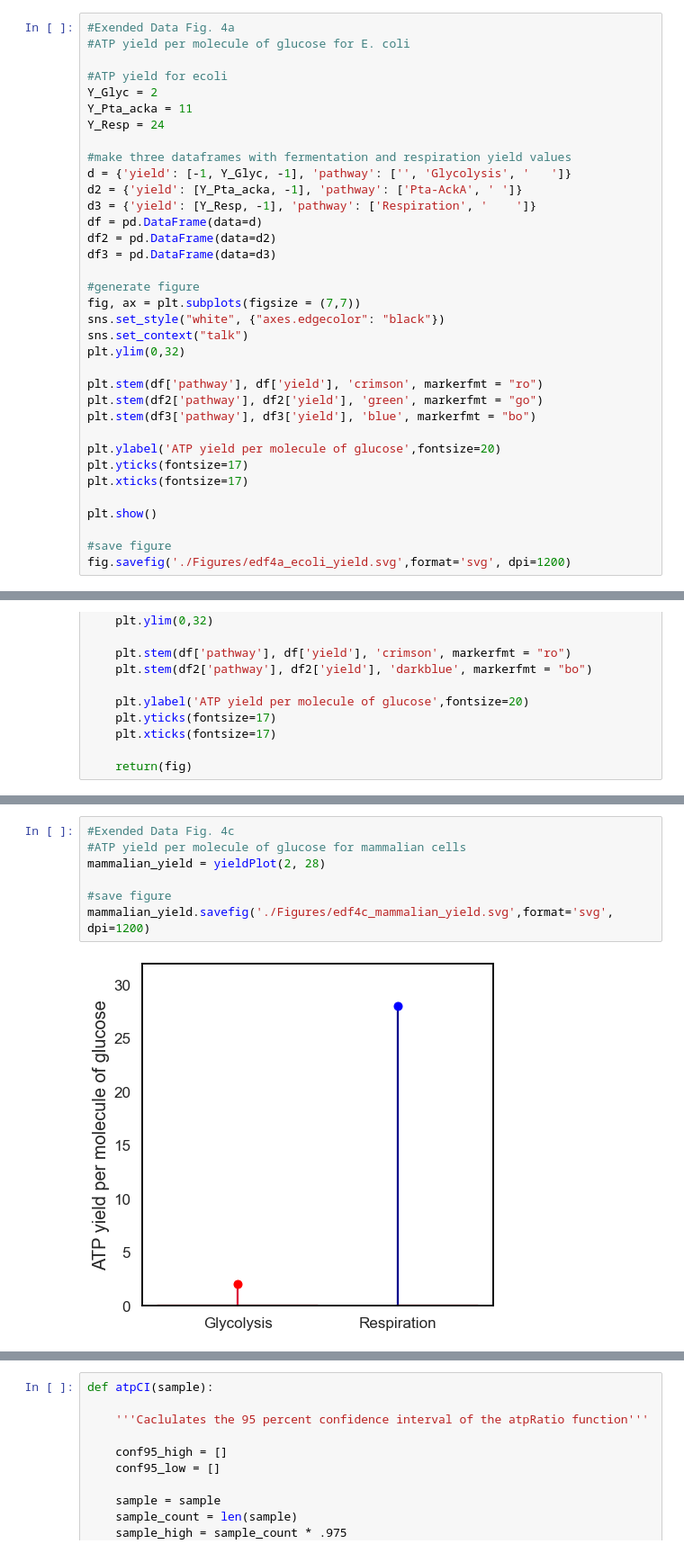
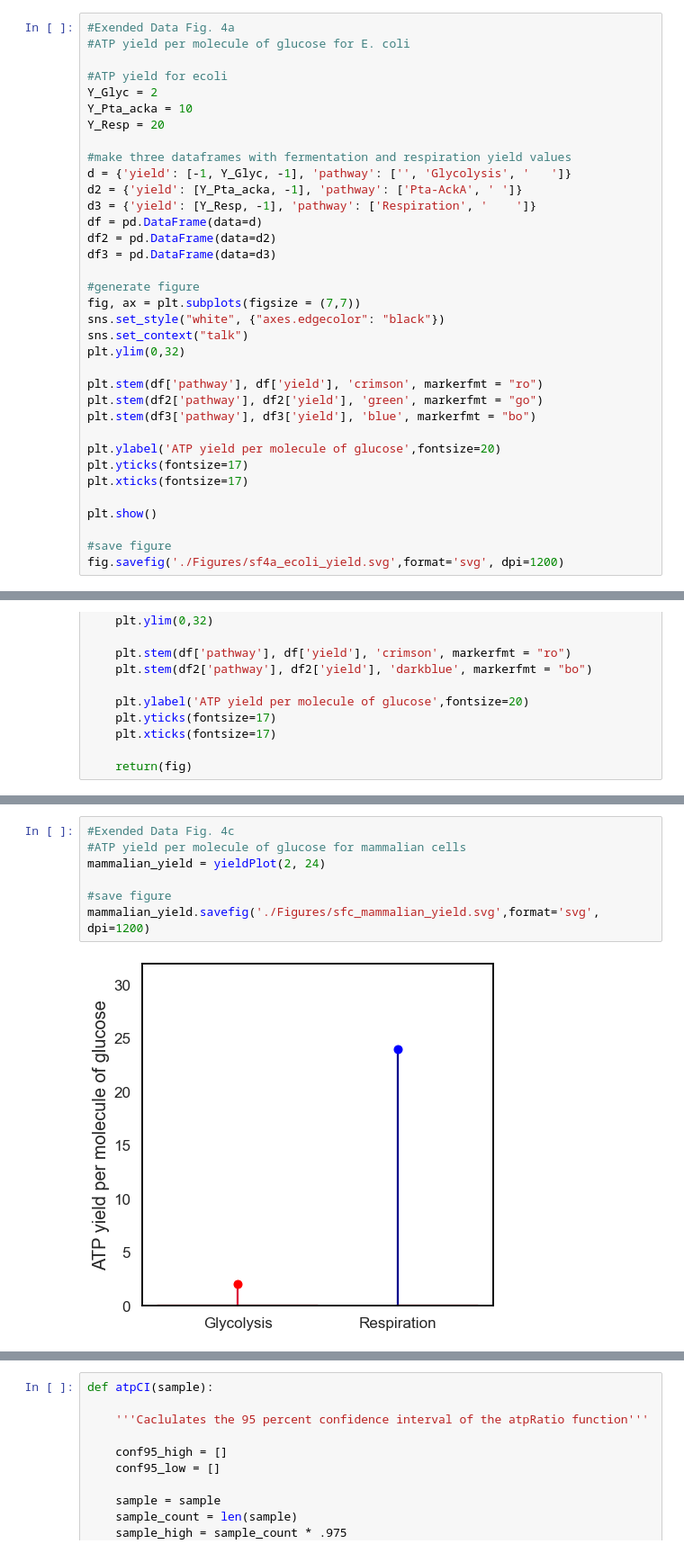
Before and after one commit to DenisTitovLab/WarburgEffectModel, a Jupyter notebook: Figure 2, Supplemental Figure 4.ipynb, the cells around one changed output, grey strips where cells are left out. Shown: that part at 90% size. Cells and saved outputs as stored; diff of their text form.

```diff
--- a/Figure 2, Supplemental Figure 4.ipynb
+++ b/Figure 2, Supplemental Figure 4.ipynb
@@ -21,8 +21,8 @@ warnings.filterwarnings('ignore')
 
 #ATP yield for ecoli
 Y_Glyc = 2
-Y_Pta_acka = 11
-Y_Resp = 24
+Y_Pta_acka = 10
+Y_Resp = 20
 
 #make three dataframes with fermentation and respiration yield values
 d = {'yield': [-1, Y_Glyc, -1], 'pathway': ['', 'Glycolysis', '   ']}
@@ -49,5 +49,5 @@ plt.xticks(fontsize=17)
 plt.show()
 
 #save figure
-fig.savefig('./Figures/edf4a_ecoli_yield.svg',format='svg', dpi=1200)
+fig.savefig('./Figures/sf4a_ecoli_yield.svg',format='svg', dpi=1200)
 # %% [output]
@@ -89,10 +89,10 @@ yeast_yield.savefig('./Figures/edf4b_scerevisiae_yield.svg',format='svg', dpi=12
 # %%
 #Exended Data Fig. 4c
 #ATP yield per molecule of glucose for mammalian cells
-mammalian_yield = yieldPlot(2, 28)
+mammalian_yield = yieldPlot(2, 24)
 
 #save figure
-mammalian_yield.savefig('./Figures/edf4c_mammalian_yield.svg',format='svg', dpi=1200)
+mammalian_yield.savefig('./Figures/sfc_mammalian_yield.svg',format='svg', dpi=1200)
 # %% [output]
-[figure, old version]
+[figure, new version]
 # %% [markdown]
```
Also changed, not shown: parts of 47 cells of this notebook.
